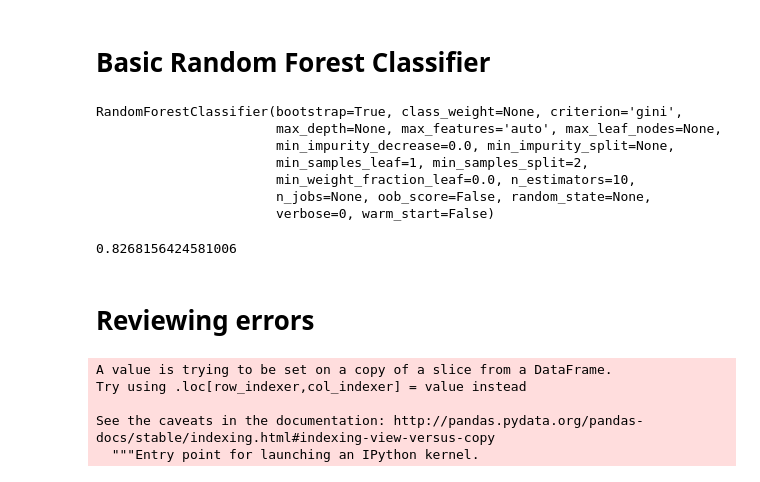
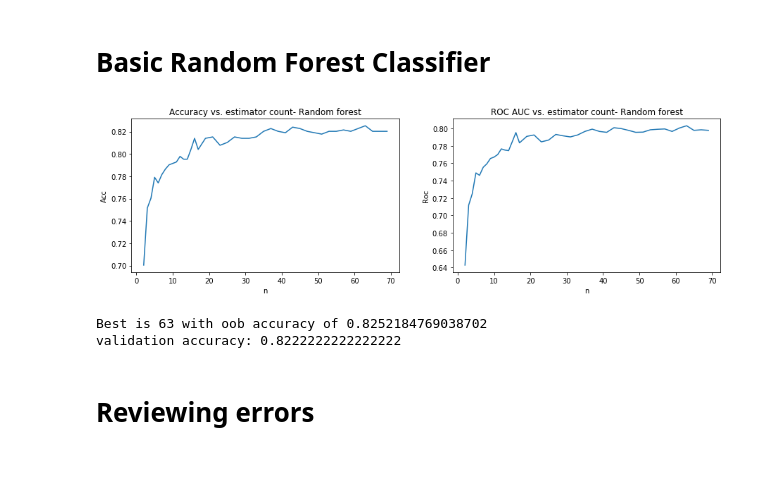
Before and after one commit to guyrom27/PandasTitanic, a Jupyter notebook: main.ipynb, the cells around one changed output. Saved outputs shown, nothing was run; the diff lists cells and outputs as text; code cells hidden in the pictures.

```diff
--- a/main.ipynb
+++ b/main.ipynb
@@ -170,19 +45,54 @@ clsfr = RandomForestClassifier(n_estimators=10)
-# %%
-#ignoring some non numeric fields and the labels themselves
-df,surv = format_numeric_no_nan(train)
-clsfr.fit(df, surv)
-# %% [output]
-RandomForestClassifier(bootstrap=True, class_weight=None, criterion='gini',
-                       max_depth=None, max_features='auto', max_leaf_nodes=None,
-                       min_impurity_decrease=0.0, min_impurity_split=None,
-                       min_samples_leaf=1, min_samples_split=2,
-                       min_weight_fraction_leaf=0.0, n_estimators=10,
-                       n_jobs=None, oob_score=False, random_state=None,
-                       verbose=0, warm_start=False)
-# %%
-test_x,test_y = format_numeric_no_nan(test)
-clsfr.score(test_x,test_y)
-# %% [output]
-0.8268156424581006
+# %%
+from sklearn.ensemble import RandomForestClassifier
+from sklearn.metrics import roc_auc_score
+from itertools import chain
+
+
+#There are too few trees to use OOB
+n_range1 = list(range(2,17))
+#These are fine for oob
+n_range2 = list(range(17,70,2))
+
+n_range = list(chain(n_range1,n_range2))
+roc = np.zeros(len(n_range))
+acc = np.zeros(len(n_range))
+
+import warnings
+warnings.filterwarnings("ignore", category=Warning)
+
+for i, n in enumerate(n_range):
+    clsfr = RandomForestClassifier(n_estimators=n, oob_score=True, random_state=42)
+    clsfr.fit(x_train, y_train)
+    acc[i] = clsfr.oob_score_
+    pred_train = np.argmax(clsfr.oob_decision_function_,axis=1)
+    roc_auc = roc_auc_score(y_train, pred_train)
+    roc[i] = roc_auc
+
+warnings.filterwarnings("default", category=Warning)
+# %%
+plt.figure(figsize=(15,4))
+plt.subplot(121)
+plt.plot(n_range,acc)
+plt.title("Accuracy vs. estimator count- Random forest")
+plt.xlabel('n')
+plt.ylabel('Acc');
+plt.subplot(122)
+plt.plot(n_range,roc)
+plt.title("ROC AUC vs. estimator count- Random forest")
+plt.xlabel('n')
+plt.ylabel('Roc');
+plt.savefig('rf_roc_and_acc')
+# %% [output]
+[figure, added]
+# %%
+best = max(enumerate(acc), key=lambda x:x[1])
+print('Best is',n_range[best[0]],'with oob accuracy of',best[1])
+clsfr_random_forest = RandomForestClassifier(n_estimators=n_range[best[0]], oob_score=True, random_state=42)
+clsfr_random_forest.fit(x_train, y_train)
+print('validation accuracy:',clsfr_random_forest.score(x_valid, y_valid))
+rf_desc = str(n_range[best[0]])+' trees'
+# %% [output]
+Best is 63 with oob accuracy of 0.8252184769038702
+validation accuracy: 0.8222222222222222
 # %% [markdown]
 # Reviewing errors
@@ -192,8 +98,0 @@ errs = test_x[pred != test_y]
-# %%
-errs['Survived'] = test_y[pred != test_y]
-# %% [output]
-A value is trying to be set on a copy of a slice from a DataFrame.
-Try using .loc[row_indexer,col_indexer] = value instead
-
-See the caveats in the documentation: http://pandas.pydata.org/pandas-docs/stable/indexing.html#indexing-view-versus-copy
-  """Entry point for launching an IPython kernel.
```
Also changed, not shown: parts of 87 cells of this notebook, 8 other files.
